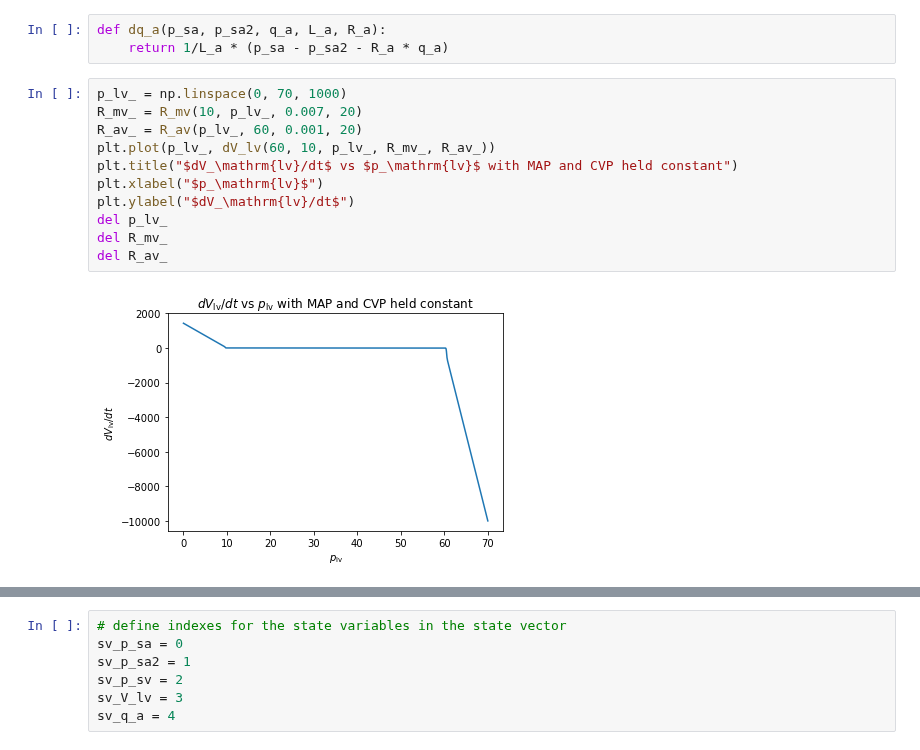
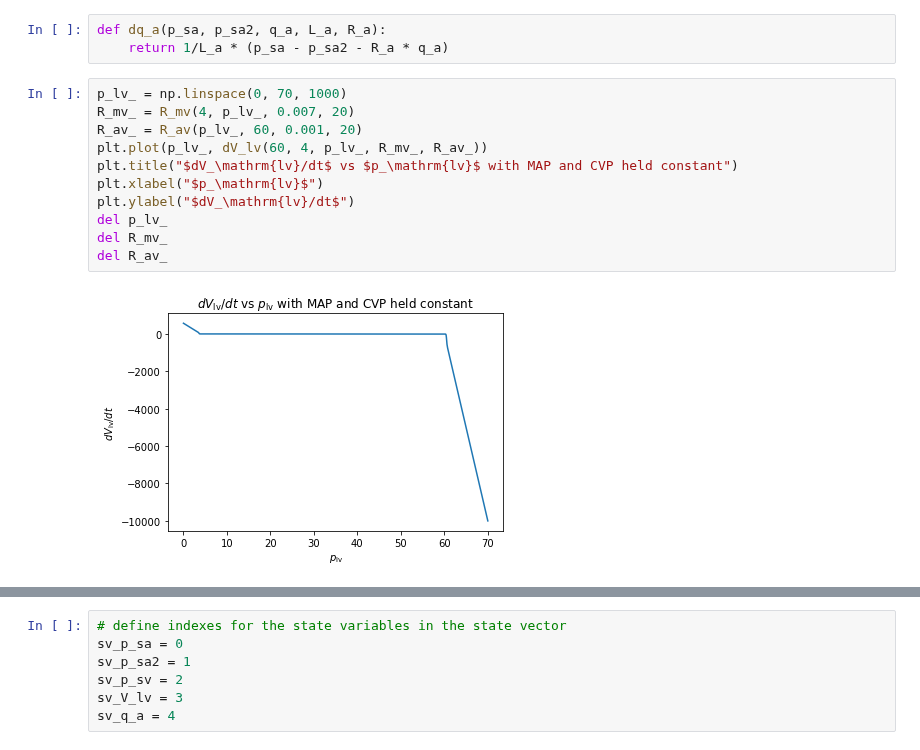
Before and after one commit to kms15/reading_notes, a Jupyter notebook: Papers/Sahoo_lumped_2021.ipynb, the cells around one changed output, grey strips where cells are left out. Saved outputs shown, nothing was run; the diff lists cells and outputs as text.

```diff
--- a/Papers/Sahoo_lumped_2021.ipynb
+++ b/Papers/Sahoo_lumped_2021.ipynb
@@ -166,14 +166,14 @@ def dq_a(p_sa, p_sa2, q_a, L_a, R_a):
     return 1/L_a * (p_sa - p_sa2 - R_a * q_a)
 # %%
 p_lv_ = np.linspace(0, 70, 1000)
-R_mv_ = R_mv(10, p_lv_, 0.007, 20)
+R_mv_ = R_mv(4, p_lv_, 0.007, 20)
 R_av_ = R_av(p_lv_, 60, 0.001, 20)
-plt.plot(p_lv_, dV_lv(60, 10, p_lv_, R_mv_, R_av_))
+plt.plot(p_lv_, dV_lv(60, 4, p_lv_, R_mv_, R_av_))
 plt.title("$dV_\mathrm{lv}/dt$ vs $p_\mathrm{lv}$ with MAP and CVP held constant")
 plt.xlabel("$p_\mathrm{lv}$")
 plt.ylabel("$dV_\mathrm{lv}/dt$")
 del p_lv_
 del R_mv_
 del R_av_
 # %% [output]
-[figure, old version]
+[figure, new version]
```
Also changed, not shown: parts of 3 cells of this notebook.
